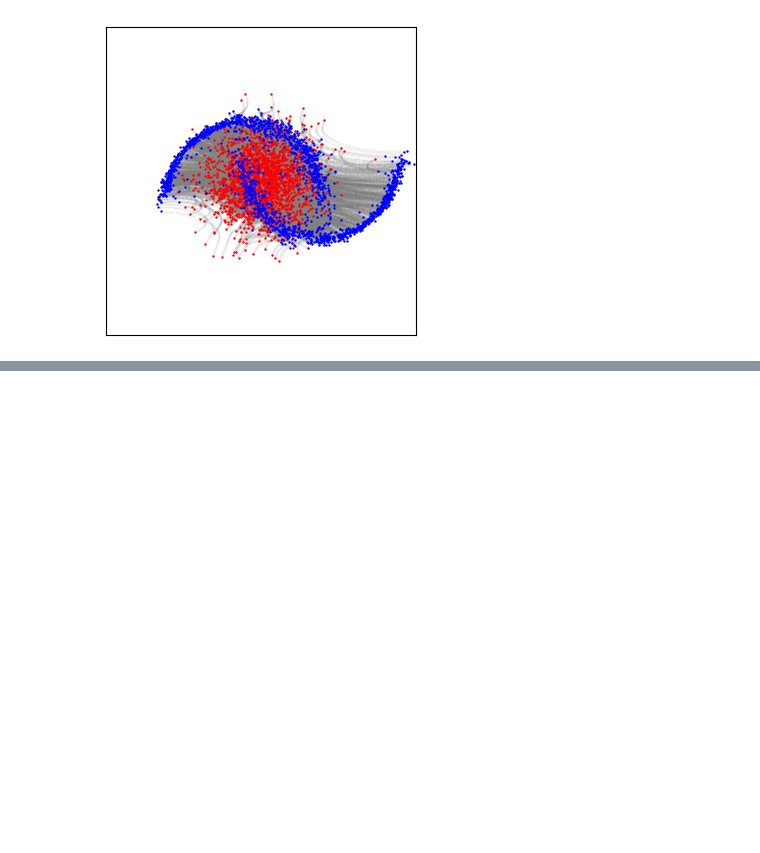
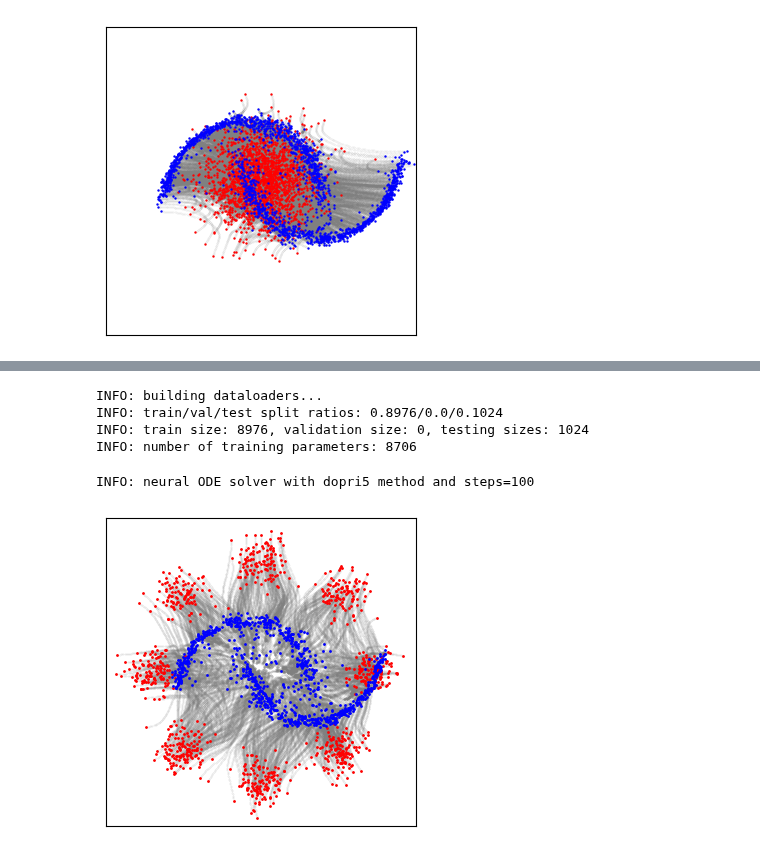
Before and after one commit to dfaroughy/DynGenModels, a Jupyter notebook: experiments/toys.ipynb, the cells around one changed output, grey strips where cells are left out. Saved outputs shown, nothing was run; the diff lists cells and outputs as text; code cells hidden in the pictures; blank space fills up the shorter version.

```diff
--- a/experiments/toys.ipynb
+++ b/experiments/toys.ipynb
@@ -98,7 +97,7 @@ import matplotlib.pyplot as plt
 from DynGenModels.trainer.trainer import DynGenModelTrainer
 from DynGenModels.configs.toys_configs import Gauss_2_Moons_MLP_FlowMatch as Configs
 
-configs = Configs(data_name = 'gauss_to_2moons',
+configs = Configs(data_name = '2Moons',
                 num_points = 10000,
                 data_split_fracs = [1.0, 0.0, 0.0],
                 batch_size = 256,
@@ -141,8 +140,8 @@ from DynGenModels.datamodules.toys.dataloader import ToysDataLoader
 from DynGenModels.models.deep_nets import MLP
 from DynGenModels.dynamics.cnf.flowmatch import SimplifiedCondFlowMatching
 
-dataset =Gauss_2_Moons_Dataset(configs)
-dataloader = ToysDataLoader(dataset, configs)
+toys = Gauss_2_Moons_Dataset(configs)
+dataloader = ToysDataLoader(toys, configs)
 net = MLP(configs)
 dynamics = SimplifiedCondFlowMatching(net, configs)
 cfm = DynGenModelTrainer(dynamics, dataloader, configs)
@@ -180,7 +182,7 @@ import matplotlib.pyplot as plt
 from DynGenModels.trainer.trainer import DynGenModelTrainer
 from DynGenModels.configs.toys_configs import Gauss_2_Moons_MLP_FlowMatch as Configs
 
-configs = Configs(data_name = '8gauss_to_2moons',
+configs = Configs(data_name = '8Gauss2Moons',
                 num_points = 10000,
                 data_split_fracs = [0.8976, 0.0, 0.1024],
                 batch_size = 256,
@@ -198,29 +218,37 @@ configs.set_workdir(path='../results', save_config=True)
 # %%
-from DynGenModels.datamodules.toys.datasets import Gauss2MoonsDataset
+from DynGenModels.datamodules.toys.datasets import Gauss_2_Moons_Dataset
 from DynGenModels.datamodules.toys.dataloader import ToysDataLoader
 from DynGenModels.models.deep_nets import MLP
 from DynGenModels.dynamics.cnf.flowmatch import SimplifiedCondFlowMatching
 
-dataset = Gauss2MoonsDataset(configs)
-dataloader = ToysDataLoader(dataset, configs)
+toys = Gauss_2_Moons_Dataset(configs)
+dataloader = ToysDataLoader(toys, configs)
 net = MLP(configs)
 dynamics = SimplifiedCondFlowMatching(net, configs)
 cfm = DynGenModelTrainer(dynamics, dataloader, configs)
 cfm.train()
+# %% [output]
+INFO: building dataloaders...
+INFO: train/val/test split ratios: 0.8976/0.0/0.1024
+INFO: train size: 8976, validation size: 0, testing sizes: 1024
+INFO: number of training parameters: 8706
 # %%
 from DynGenModels.pipelines.SamplingPipeline import FlowMatchPipeline
-
 pipeline = FlowMatchPipeline(trained_model=cfm, configs=configs)
+# %% [output]
+INFO: neural ODE solver with dopri5 method and steps=100
 # %%
 import matplotlib.pyplot as plt
 
 fig, ax = plt.subplots(1,1, figsize=(4,4))
 for i in range(configs.num_sampling_steps):
     plt.scatter(pipeline.trajectories[i][:,0], pipeline.trajectories[i][:,1], s=0.1, color='gray', alpha=0.2)
 plt.scatter(pipeline.trajectories[0][:,0], pipeline.trajectories[0][:,1], s=1, color='red')
 plt.scatter(pipeline.trajectories[-1][:,0], pipeline.trajectories[-1][:,1], s=1, color='blue')
-plt.xlim(-6,6)
-plt.ylim(-6,6)
+plt.xlim(-7,7)
+plt.ylim(-7,7)
 plt.xticks([])
 plt.yticks([])
 plt.show()
+# %% [output]
+[figure, added]
```
Also changed, not shown: parts of 6 cells of this notebook, 2 other files.
